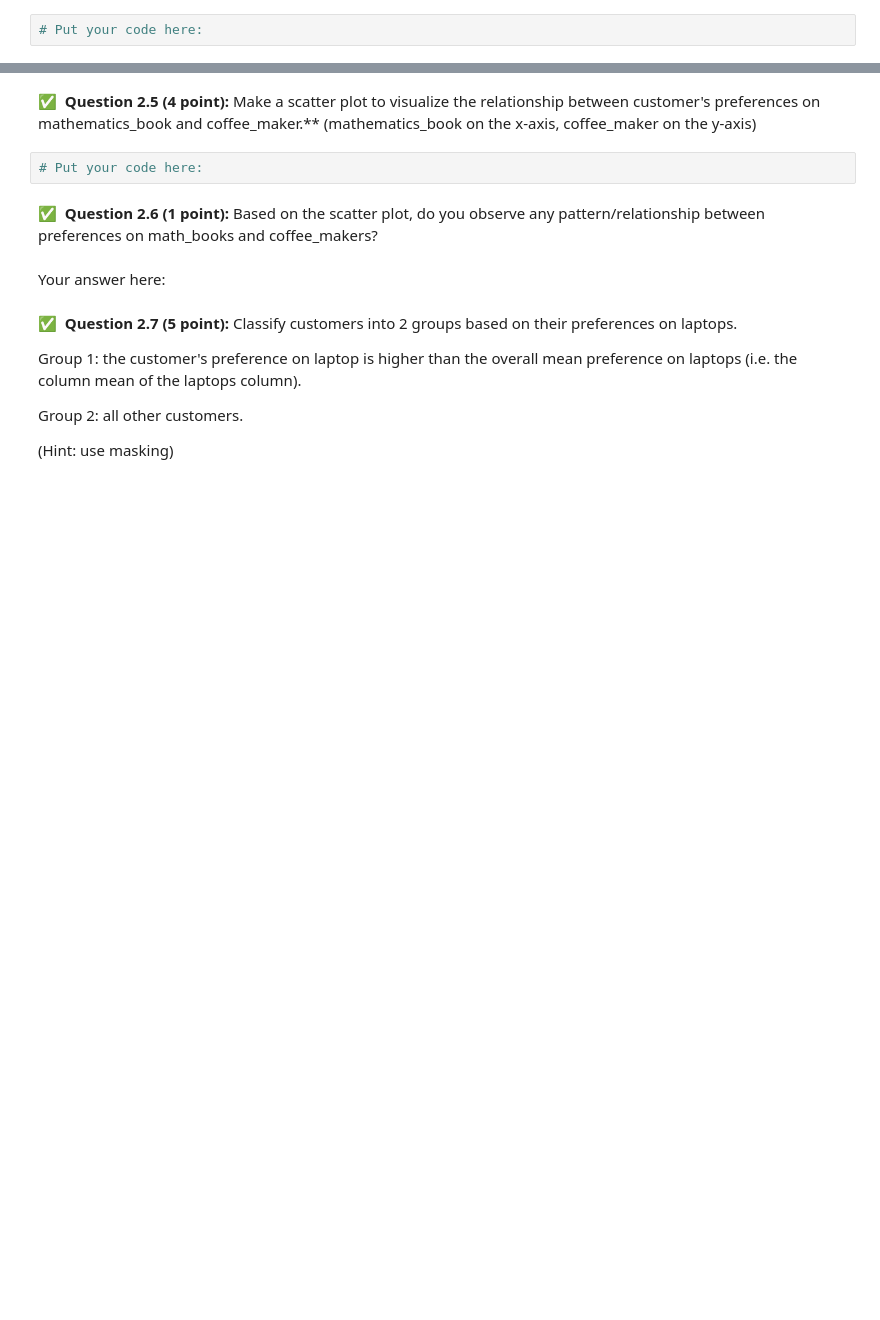
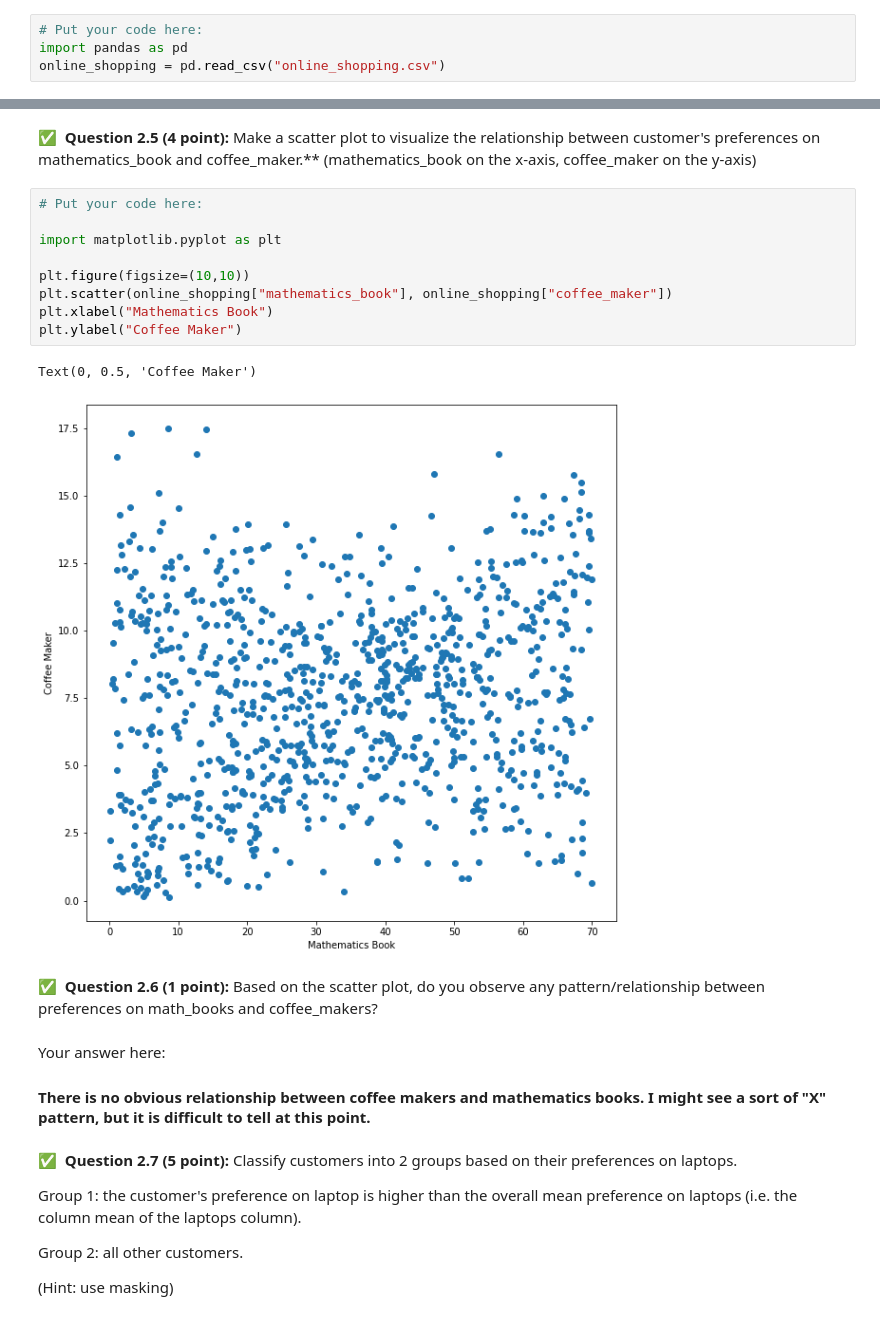
Before and after one commit to barnbyje/cmse202-s22-turnin, a Jupyter notebook: midterm/CMSE202-Midterm-Section-001-S22-STUDENT.ipynb, the cells around one changed output, grey strips where cells are left out. Saved outputs shown, nothing was run; the diff lists cells and outputs as text; blank space fills up the shorter version.

```diff
--- a/midterm/CMSE202-Midterm-Section-001-S22-STUDENT.ipynb
+++ b/midterm/CMSE202-Midterm-Section-001-S22-STUDENT.ipynb
@@ -67,6 +67,8 @@ https://raw.githubusercontent.com/msu-cmse-courses/cmse202-S22-data/main/data/on
 &#9989;&nbsp; **Question 2.2 (3 point):** Load the `online_shopping.csv` file into this notebook, using Pandas.
 # %%
 # Put your code here:
+import pandas as pd
+online_shopping = pd.read_csv("online_shopping.csv")
 # %% [markdown]
 &#9989;&nbsp; **Question 2.3 (2 point):** Show the first 10 rows of the dataset, in order to get an intuitive understanding.
 # %%
@@ -78,11 +104,23 @@ https://raw.githubusercontent.com/msu-cmse-courses/cmse202-S22-data/main/data/on
 # %% [markdown]
 &#9989;&nbsp; **Question 2.5 (4 point):** Make a scatter plot to visualize the relationship between customer's preferences on mathematics_book and coffee_maker.** (mathematics_book on the x-axis, coffee_maker on the y-axis)
-# %%
-# Put your code here:
+# %%
+# Put your code here:
+
+import matplotlib.pyplot as plt
+
+plt.figure(figsize=(10,10))
+plt.scatter(online_shopping["mathematics_book"], online_shopping["coffee_maker"])
+plt.xlabel("Mathematics Book")
+plt.ylabel("Coffee Maker")
+# %% [output]
+Text(0, 0.5, 'Coffee Maker')
+[figure, added]
 # %% [markdown]
 &#9989;&nbsp; **Question 2.6 (1 point):** Based on the scatter plot, do you observe any pattern/relationship between preferences on math_books and coffee_makers?
-# %% [markdown]
-Your answer here:
+# %% [markdown]
+Your answer here:
+
+#### There is no obvious relationship between coffee makers and mathematics books. I might see a sort of "X" pattern, but it is difficult to tell at this point.
 # %% [markdown]
 &#9989;&nbsp; **Question 2.7 (5 point):** Classify customers into 2 groups based on their preferences on laptops.
 
```
Also changed, not shown: parts of 12 cells of this notebook.
